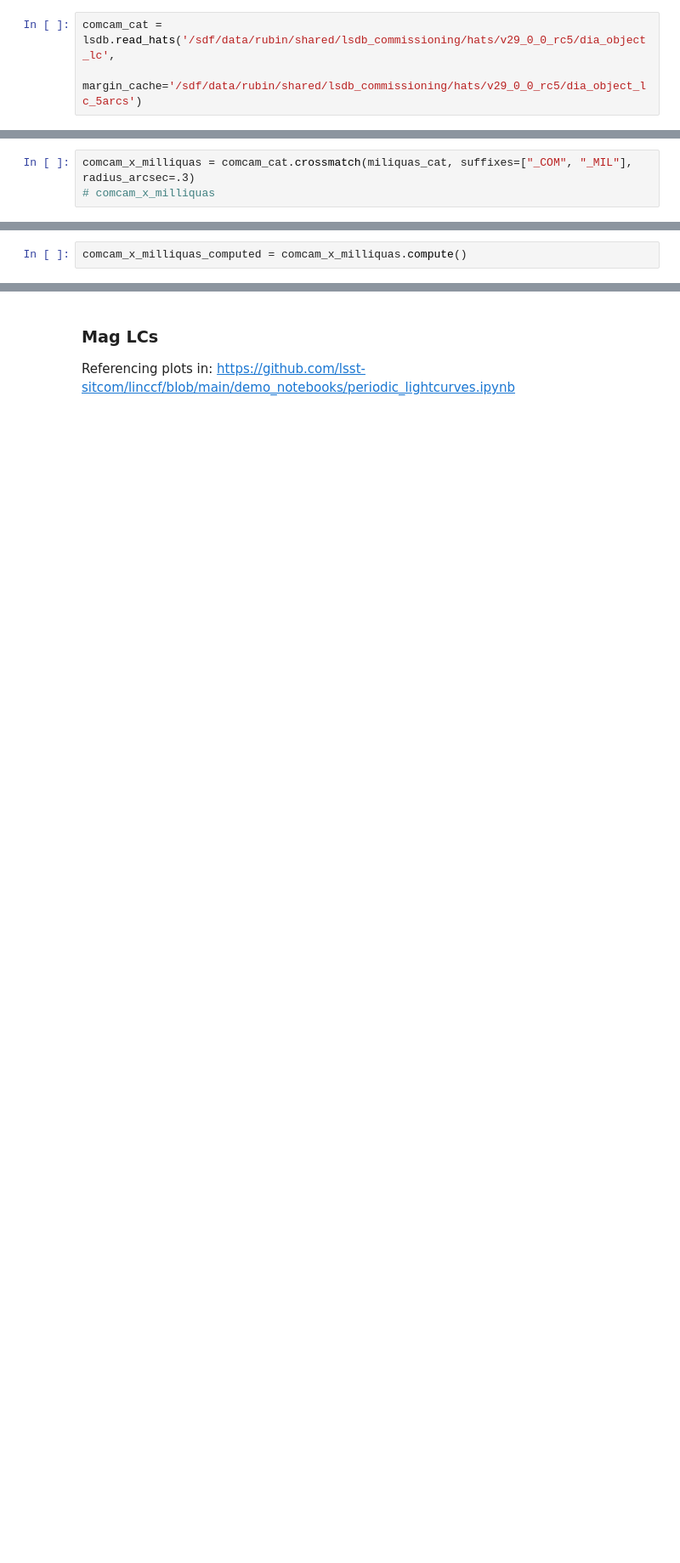
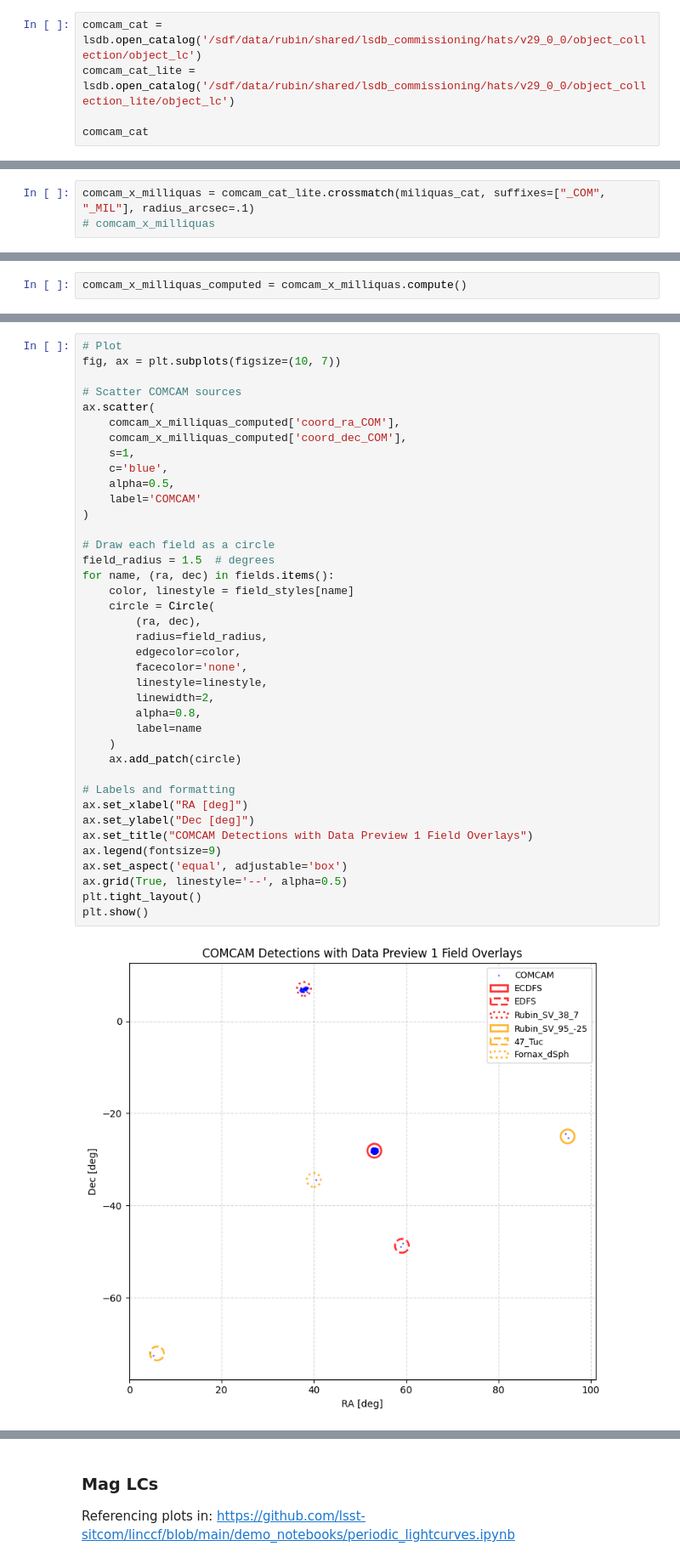
Before and after one commit to lsst-sitcom/linccf, a Jupyter notebook: internal/agn_variability/ComCam x Milliquas.ipynb, the cells around one changed output, grey strips where cells are left out. Shown at 85% size. Drawn from its saved outputs; the diff is of its cells as text; blank space fills up the shorter version.

```diff
--- a/internal/agn_variability/ComCam x Milliquas.ipynb
+++ b/internal/agn_variability/ComCam x Milliquas.ipynb
@@ -28,3 +67,5 @@ ComCam and MilliQuas
 # %%
-comcam_cat = lsdb.read_hats('/sdf/data/rubin/shared/lsdb_commissioning/hats/v29_0_0_rc5/dia_object_lc',
-                            margin_cache='/sdf/data/rubin/shared/lsdb_commissioning/hats/v29_0_0_rc5/dia_object_lc_5arcs')
+comcam_cat = lsdb.open_catalog('/sdf/data/rubin/shared/lsdb_commissioning/hats/v29_0_0/object_collection/object_lc')
+comcam_cat_lite = lsdb.open_catalog('/sdf/data/rubin/shared/lsdb_commissioning/hats/v29_0_0/object_collection_lite/object_lc')
+
+comcam_cat
@@ -55,5 +122,5 @@ miliquas_cat.hc_structure.original_schema
 # %%
-comcam_x_milliquas = comcam_cat.crossmatch(miliquas_cat, suffixes=["_COM", "_MIL"], radius_arcsec=.3)
+comcam_x_milliquas = comcam_cat_lite.crossmatch(miliquas_cat, suffixes=["_COM", "_MIL"], radius_arcsec=.1)
 # comcam_x_milliquas
 # %% [markdown]
 ## Verify crossmatch
@@ -84,0 +196,41 @@ comcam_x_milliquas_computed["diaObjectForcedSource_COM"]
+# %%
+# Plot
+fig, ax = plt.subplots(figsize=(10, 7))
+
+# Scatter COMCAM sources
+ax.scatter(
+    comcam_x_milliquas_computed['coord_ra_COM'],
+    comcam_x_milliquas_computed['coord_dec_COM'],
+    s=1,
+    c='blue',
+    alpha=0.5,
+    label='COMCAM'
+)
+
+# Draw each field as a circle
+field_radius = 1.5  # degrees
+for name, (ra, dec) in fields.items():
+    color, linestyle = field_styles[name]
+    circle = Circle(
+        (ra, dec),
+        radius=field_radius,
+        edgecolor=color,
+        facecolor='none',
+        linestyle=linestyle,
+        linewidth=2,
+        alpha=0.8,
+        label=name
+    )
+    ax.add_patch(circle)
+
+# Labels and formatting
+ax.set_xlabel("RA [deg]")
+ax.set_ylabel("Dec [deg]")
+ax.set_title("COMCAM Detections with Data Preview 1 Field Overlays")
+ax.legend(fontsize=9)
+ax.set_aspect('equal', adjustable='box')
+ax.grid(True, linestyle='--', alpha=0.5)
+plt.tight_layout()
+plt.show()
+# %% [output]
+[figure, added]
```
Also changed, not shown: parts of 29 cells of this notebook.
